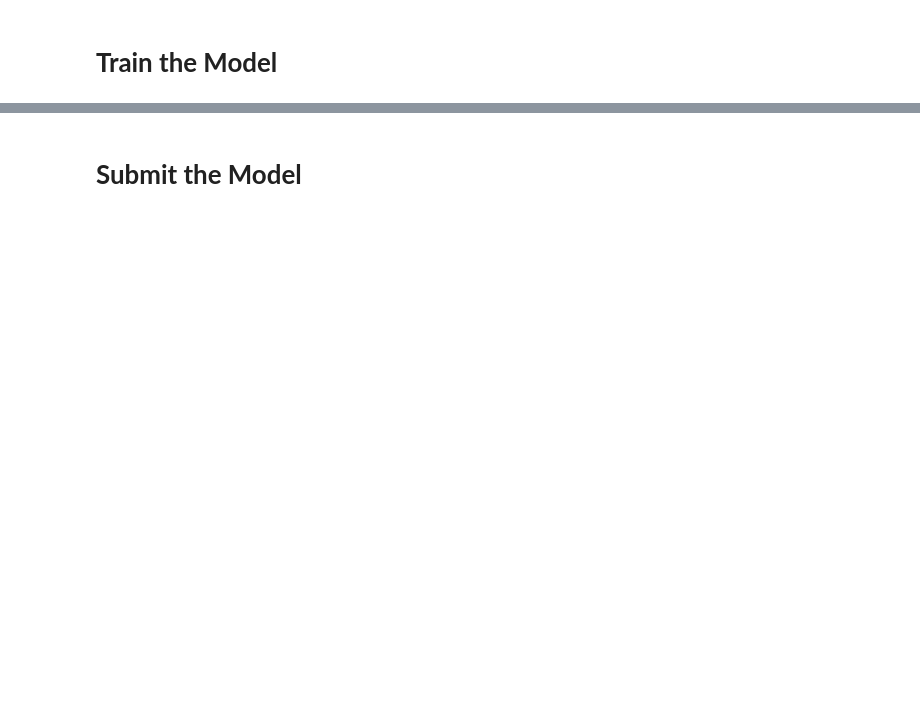
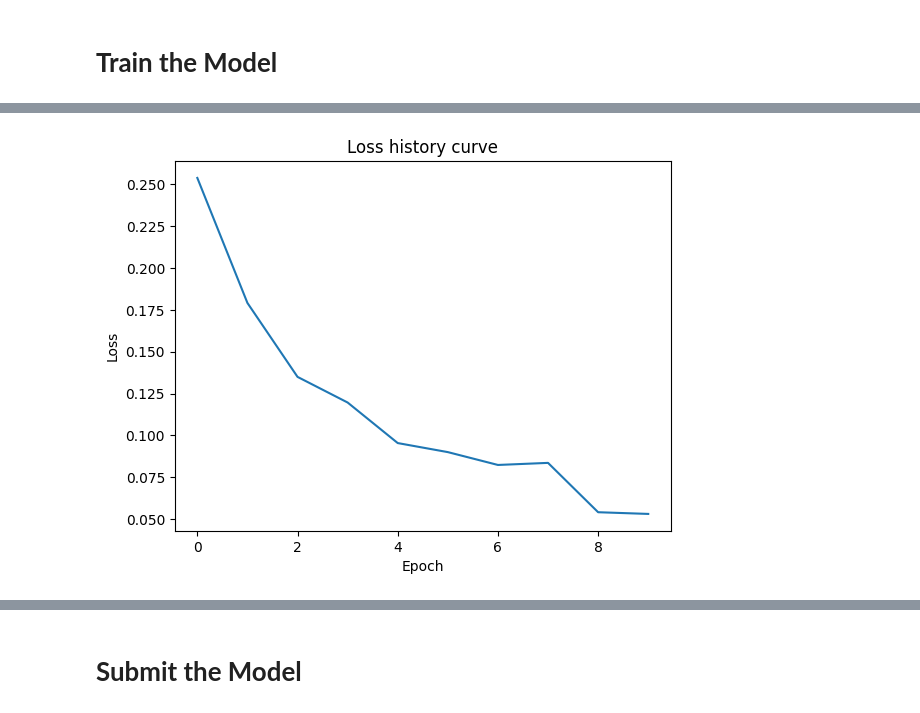
Before and after one commit to philosoph10/Yoga-pose-classification, a Jupyter notebook: yoga-pose-classification.ipynb, the cells around one changed output, grey strips where cells are left out. Cells and saved outputs as stored; diff of their text form; code cells hidden in the pictures; blank space fills up the shorter version.

```diff
--- a/yoga-pose-classification.ipynb
+++ b/yoga-pose-classification.ipynb
@@ -121,4 +146,4 @@ checkpoint = tf.keras.callbacks.ModelCheckpoint(checkpoint_path,
 model_regnet.compile(optimizer=tf.keras.optimizers.Adam(learning_rate=1e-3, weight_decay=1e-2),
                            loss='categorical_crossentropy',
                            metrics=['accuracy'])
-model_regnet.fit(train_generator, epochs=EPOCHS, validation_data=validation_generator, callbacks=[checkpoint])
+history = model_regnet.fit(train_generator, epochs=EPOCHS, validation_data=validation_generator, callbacks=[checkpoint])
@@ -128,4 +174,4 @@ model_regnet = load_model('/kaggle/working/model.best.keras')
 model_regnet.compile(optimizer=tf.keras.optimizers.Adam(learning_rate=1e-4, weight_decay=1e-2),
                            loss='categorical_crossentropy',
                            metrics=['accuracy'])
-model_regnet.fit(train_generator, epochs=EPOCHS, validation_data=validation_generator, callbacks=[checkpoint])
+history = model_regnet.fit(train_generator, epochs=EPOCHS, validation_data=validation_generator, callbacks=[checkpoint])
@@ -140,0 +229,8 @@ model_regnet = load_model('/kaggle/working/model.best.keras')
+# %%
+plt.plot(history.history['loss'])
+plt.xlabel('Epoch')
+plt.ylabel('Loss')
+plt.title('Loss history curve')
+plt.show()
+# %% [output]
+[figure, added]
```
Also changed, not shown: parts of 11 cells of this notebook.
